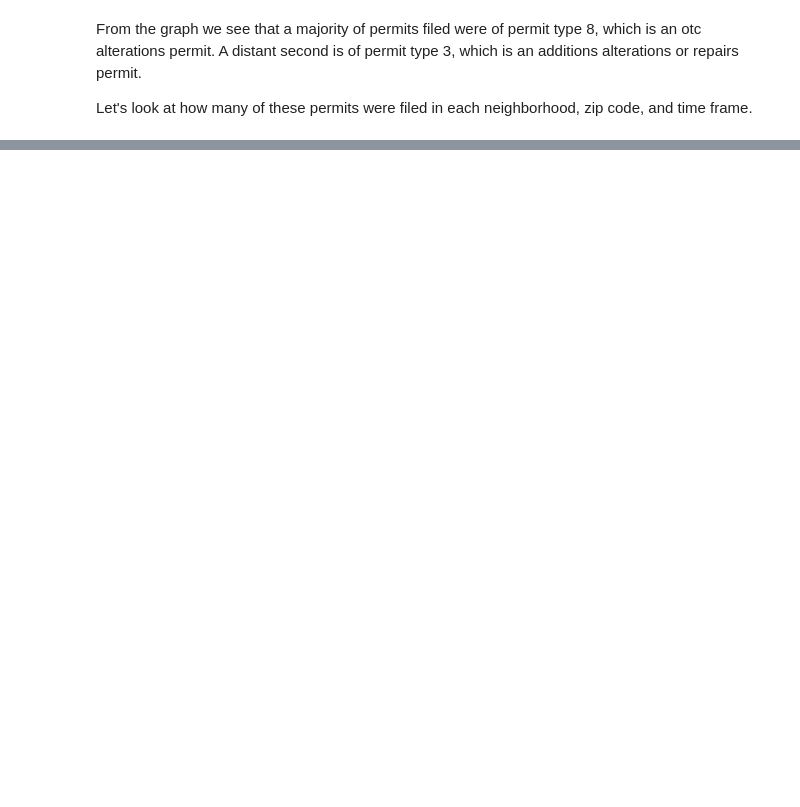
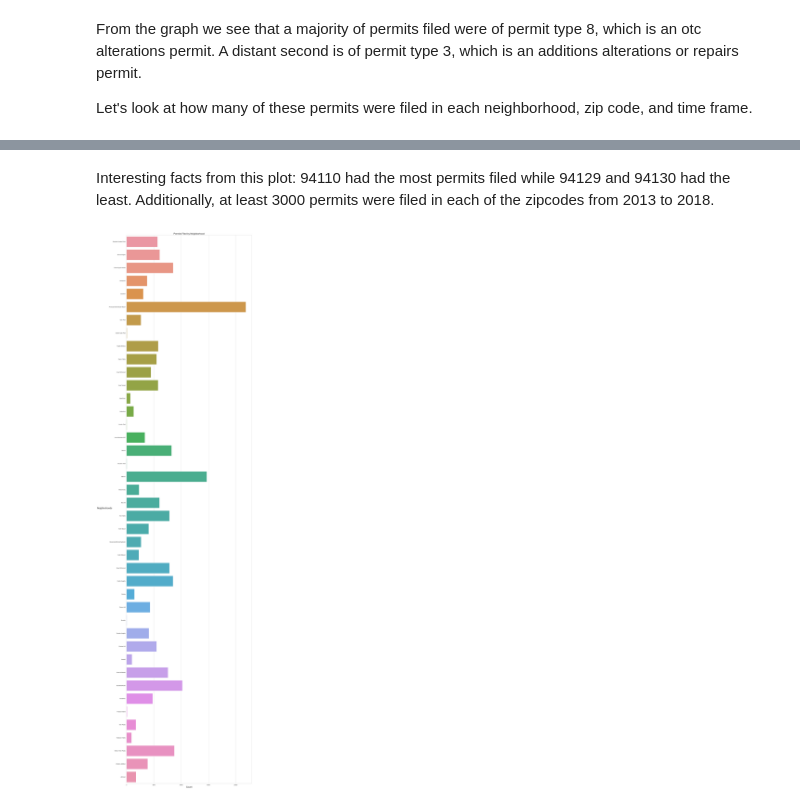
Before and after one commit to hershcode/Springboard, a Jupyter notebook: Capstone_1/EDA_SF_Building_Permits.ipynb, the cells around one changed output, grey strips where cells are left out. Drawn from its saved outputs; the diff is of its cells as text; code cells hidden in the pictures; blank space fills up the shorter version.

```diff
--- a/Capstone_1/EDA_SF_Building_Permits.ipynb
+++ b/Capstone_1/EDA_SF_Building_Permits.ipynb
@@ -268,0 +69,11 @@ plt.show()
+# %% [markdown]
+Interesting facts from this plot: 94110 had the most permits filed while 94129 and 94130 had the least. Additionally, at least 3000 permits were filed in each of the zipcodes from 2013 to 2018.
+# %%
+plt.figure(figsize=(20, 90))
+_ = sb.countplot(y=df.neighborhoods, data=df)
+_ = plt.xlabel('Count', fontsize=20)
+_ = plt.ylabel('Neighborhoods', fontsize=20, rotation=0, labelpad=40)
+_ = plt.title('Permits Filed by Neighborhood', fontsize=20)
+plt.show()
+# %% [output]
+[figure, added]
```
Also changed, not shown: parts of 75 cells of this notebook.
